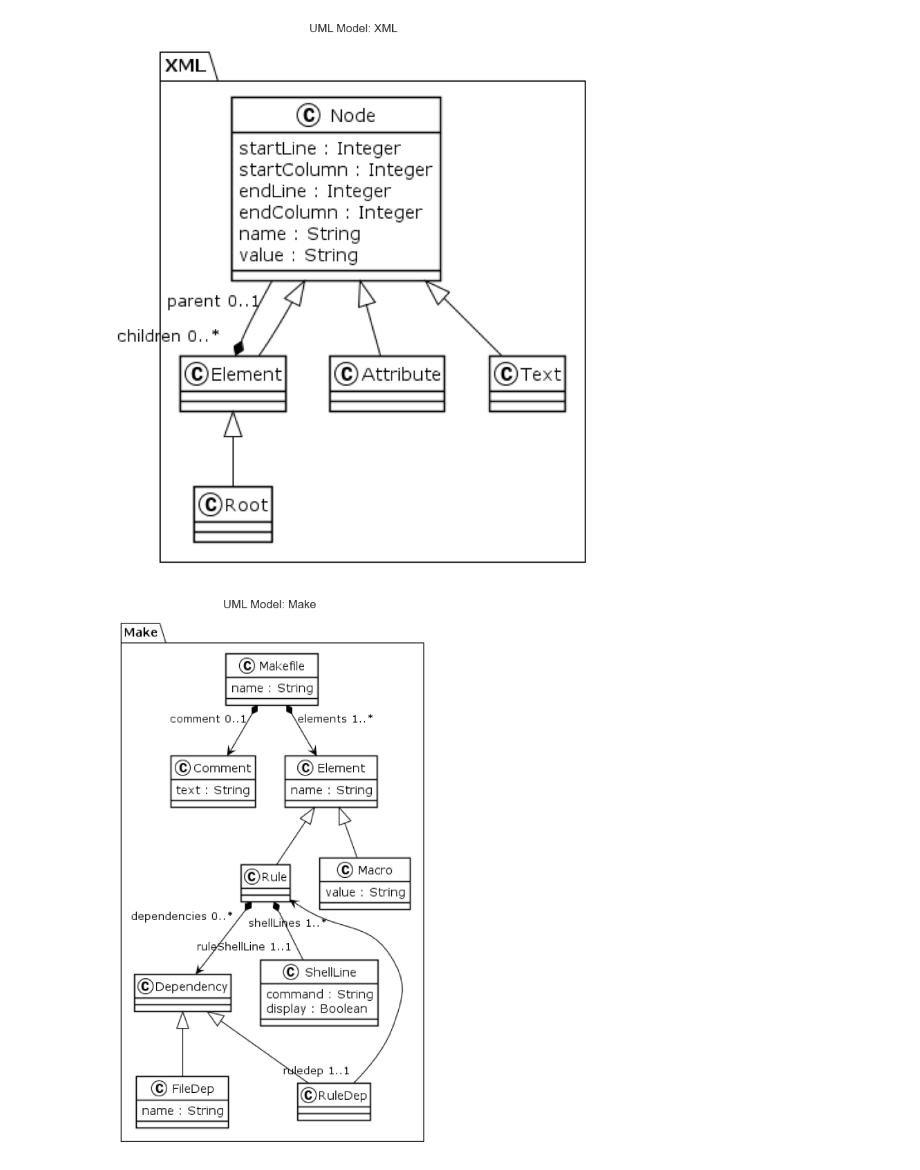
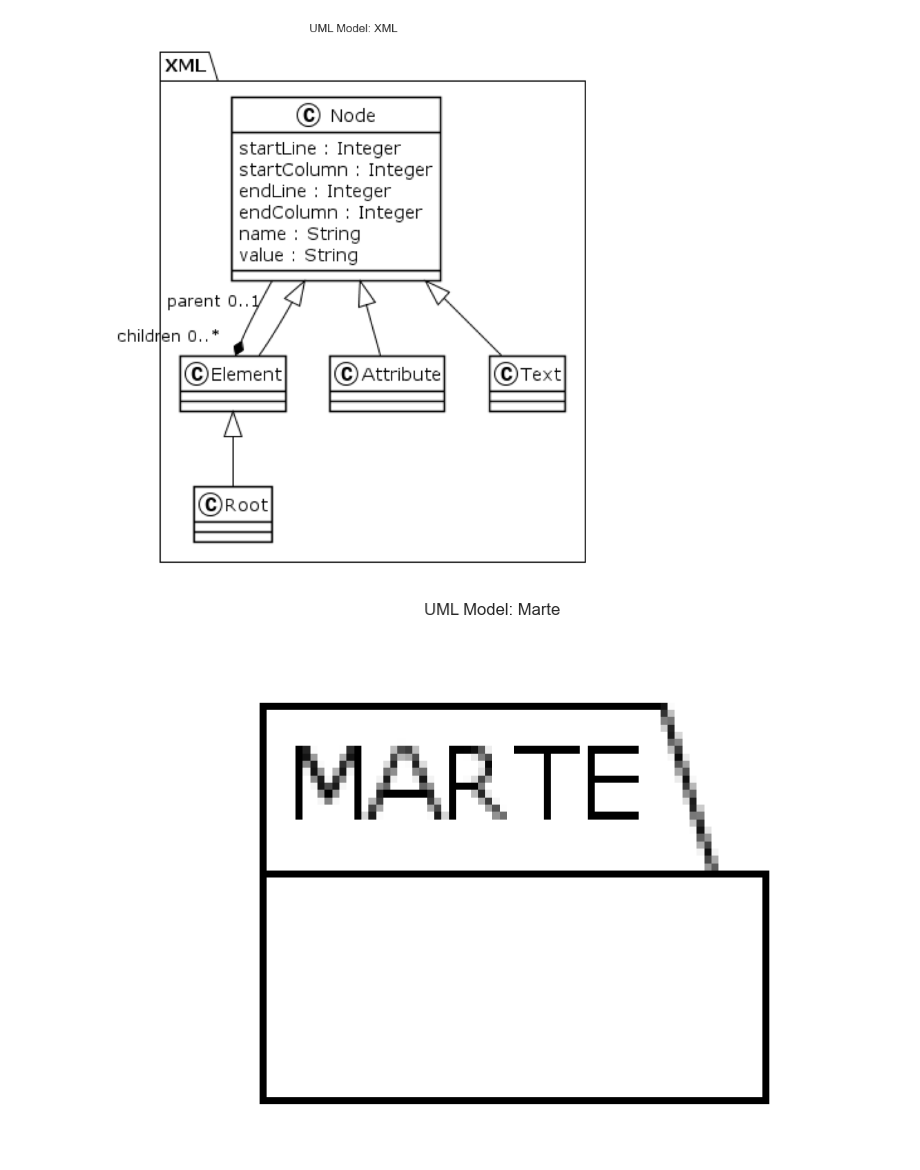
Before and after one commit to piachouaifaty/uml-classes-and-specs, a Jupyter notebook: explorer.ipynb, the cells around one changed output. Saved outputs shown, nothing was run; the diff lists cells and outputs as text; code cells hidden in the pictures.

Commit message:
cleanup, graph, stat code

```diff
--- a/explorer.ipynb
+++ b/explorer.ipynb
@@ -262,6 +358,6 @@ display_model_image("XML")
 #fragment_id = 7349
 #display_fragment_and_model(fragment_id=7349, fragments_df=fragments)
 # %%
-display_model_image("Make")
+display_model_image("Marte")
 # %% [output]
-[figure, old version]
+[figure, new version]
```
Also changed, not shown: parts of 19 cells of this notebook, 6 other files.
